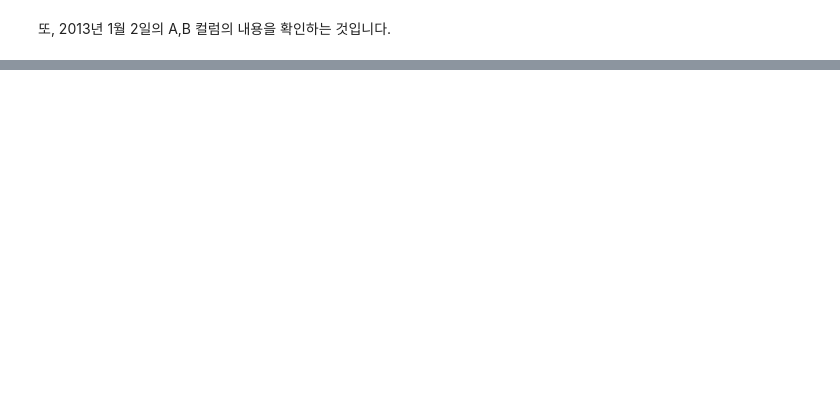
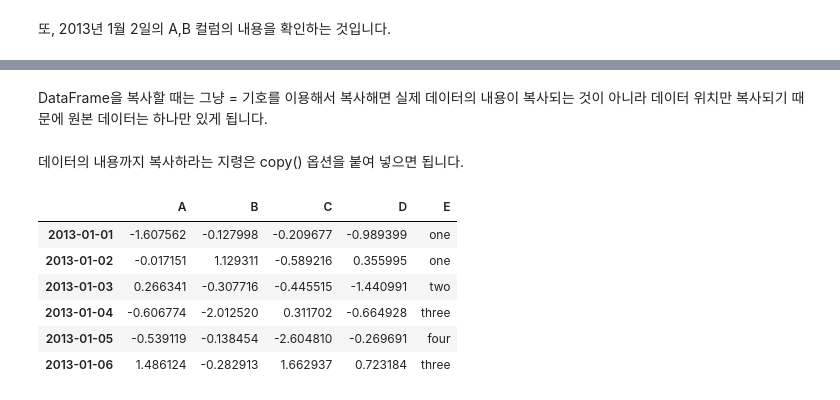
Before and after one commit to wntkdl94/DataScience_study, a Jupyter notebook: chapter_1.ipynb, the cells around one changed output, grey strips where cells are left out. Saved outputs shown, nothing was run; the diff lists cells and outputs as text; code cells hidden in the pictures; blank space fills up the shorter version.

```diff
--- a/chapter_1.ipynb
+++ b/chapter_1.ipynb
@@ -284,0 +365,17 @@ df.loc[dates[0],'A']
+# %% [markdown]
+DataFrame을 복사할 때는 그냥 = 기호를 이용해서 복사해면 실제 데이터의 내용이 복사되는 것이 아니라 데이터 위치만 복사되기 때문에 원본 데이터는 하나만 있게 됩니다.
+# %%
+df2 = df.copy()
+# %% [markdown]
+데이터의 내용까지 복사하라는 지령은 copy() 옵션을 붙여 넣으면 됩니다.
+# %%
+df2['E'] = ['one', 'one','two','three','four','three']
+df2
+# %% [output]
+|  | A | B | C | D | E |
+| 2013-01-01 | -1.607562 | -0.127998 | -0.209677 | -0.989399 | one |
+| 2013-01-02 | -0.017151 | 1.129311 | -0.589216 | 0.355995 | one |
+| 2013-01-03 | 0.266341 | -0.307716 | -0.445515 | -1.440991 | two |
+| 2013-01-04 | -0.606774 | -2.012520 | 0.311702 | -0.664928 | three |
+| 2013-01-05 | -0.539119 | -0.138454 | -2.604810 | -0.269691 | four |
+| 2013-01-06 | 1.486124 | -0.282913 | 1.662937 | 0.723184 | three |
```
Also changed, not shown: parts of 41 cells of this notebook.
